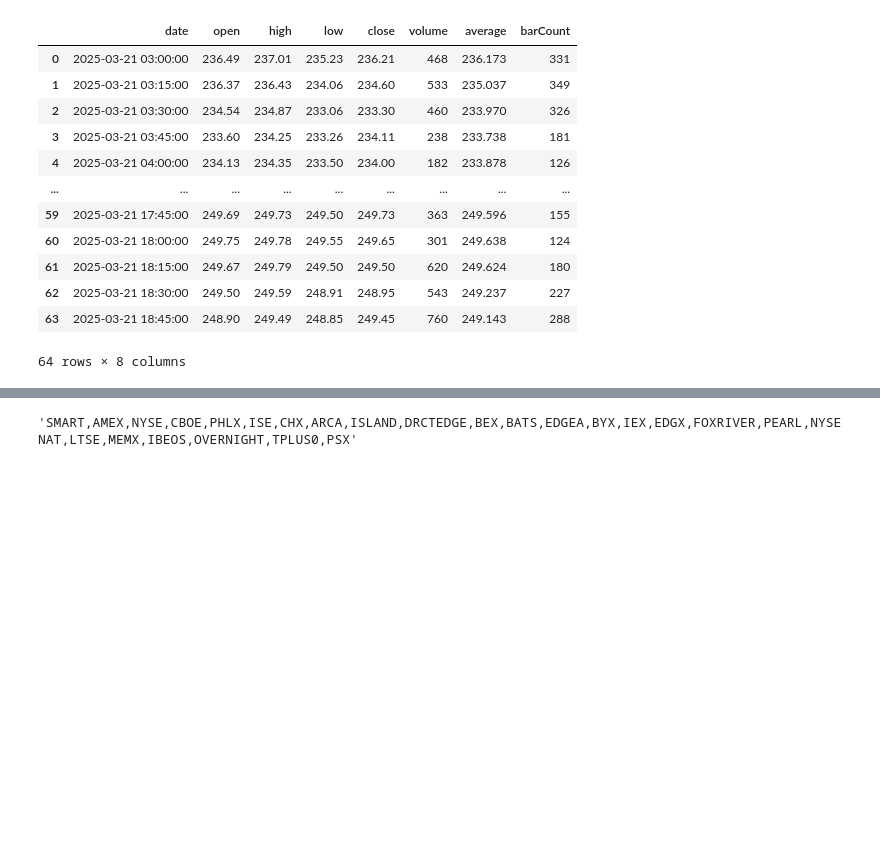
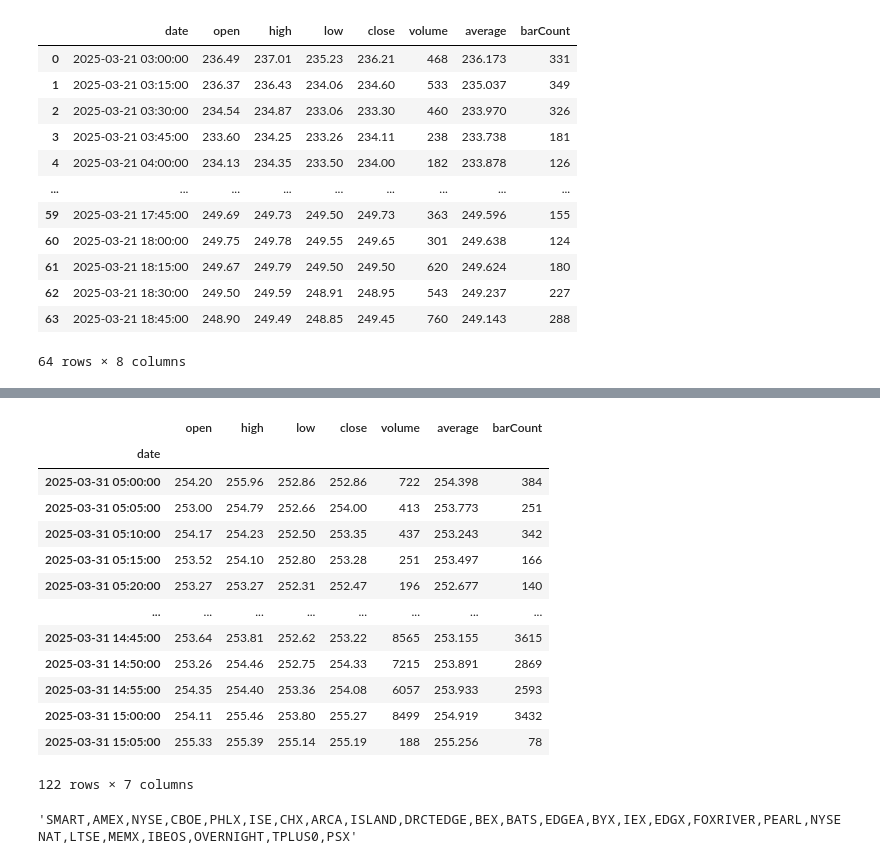
Before and after one commit to Design-01/stockbot_4, a Jupyter notebook: data/TEST_historical_data.ipynb, the cells around one changed output, grey strips where cells are left out. Saved outputs shown, nothing was run; the diff lists cells and outputs as text; code cells hidden in the pictures; blank space fills up the shorter version.

Commit message:
TEST_StockX -WIP TAPresets - fixed timzone download from IB

```diff
--- a/data/TEST_historical_data.ipynb
+++ b/data/TEST_historical_data.ipynb
@@ -345,3 +353,60 @@ TSLA 1 day 7 D :: 2025-03-18 to 2025-03-26 rows: 6, missing: 1, Data stored as 1
+# %%
+import pytz
+
+
+symbol = 'TSLA'
+interval = '5 mins'
+# endDateTime = '20250322 23:59:59 US/Eastern'
+# endDateTime = ''
+endDateTime = '2025-03-31'
+endDateTime = '20250322 23:59:59 Europe/London'
+endDateTime = '20250331 23:59:59'
+endDateTime = '20250331 23:59:59 US/Eastern'
+durationStr = '1 D'
+
+def get_ib_data(self, symbol:str, interval:str, endDateTime:str, durationStr:str, tz:str='US/Eastern'):
+    stock_contract = Stock(symbol, 'SMART', 'USD')
+    # rth  = False if not intraday
+    useRTH = True if interval  in ['1 day', '1W', '1M'] else False
+    bars = self.ib.reqHistoricalData(
+        stock_contract,
+        endDateTime=endDateTime,
+        barSizeSetting=interval,
+        durationStr=durationStr,
+        whatToShow='TRADES',
+        useRTH=useRTH,
+        formatDate=1)
+    df = util.df(bars)
+
+    if df is not None:
+        df.set_index('date', inplace=True)
+
+        # Convert from UTC to US Eastern Time
+        # est = pytz.timezone('America/New_York')
+        est = pytz.timezone('US/Eastern')
+        df.index = df.index.tz_localize('UTC').tz_convert(est)
+
+        # Make the index timezone-naive
+        df.index = df.index.tz_localize(None)
+
+    return df
+
+get_ib_data(hd, symbol, interval, endDateTime, durationStr)
+# %% [output]
+|  | open | high | low | close | volume | average | barCount |
+| date |  |  |  |  |  |  |  |
+| 2025-03-31 05:00:00 | 254.20 | 255.96 | 252.86 | 252.86 | 722 | 254.398 | 384 |
+| 2025-03-31 05:05:00 | 253.00 | 254.79 | 252.66 | 254.00 | 413 | 253.773 | 251 |
+| 2025-03-31 05:10:00 | 254.17 | 254.23 | 252.50 | 253.35 | 437 | 253.243 | 342 |
+| 2025-03-31 05:15:00 | 253.52 | 254.10 | 252.80 | 253.28 | 251 | 253.497 | 166 |
+| 2025-03-31 05:20:00 | 253.27 | 253.27 | 252.31 | 252.47 | 196 | 252.677 | 140 |
+| ... | ... | ... | ... | ... | ... | ... | ... |
+| 2025-03-31 14:45:00 | 253.64 | 253.81 | 252.62 | 253.22 | 8565 | 253.155 | 3615 |
+| 2025-03-31 14:50:00 | 253.26 | 254.46 | 252.75 | 254.33 | 7215 | 253.891 | 2869 |
+| 2025-03-31 14:55:00 | 254.35 | 254.40 | 253.36 | 254.08 | 6057 | 253.933 | 2593 |
+| 2025-03-31 15:00:00 | 254.11 | 255.46 | 253.80 | 255.27 | 8499 | 254.919 | 3432 |
+| 2025-03-31 15:05:00 | 255.33 | 255.39 | 255.14 | 255.19 | 188 | 255.256 | 78 |
+122 rows × 7 columns
 # %%
 ib.disconnect()
 # %%
```
Also changed, not shown: parts of 3 cells of this notebook, 13 other files.
